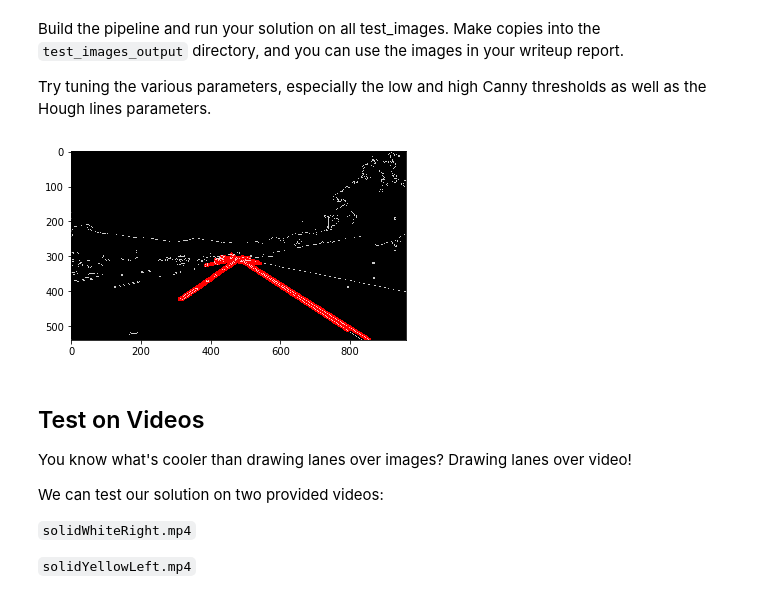
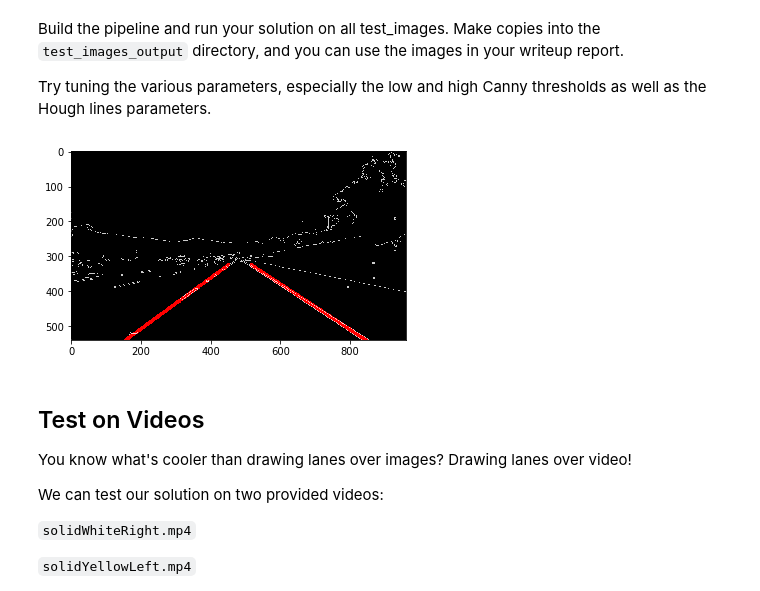
Before and after one commit to delafu/CarND-LaneLines-P1, a Jupyter notebook: P1.ipynb, the cells around one changed output. Cells and saved outputs as stored; diff of their text form; code cells hidden in the pictures.

```diff
--- a/P1.ipynb
+++ b/P1.ipynb
@@ -193,6 +231,8 @@ Build the pipeline and run your solution on all test_images. Make copies into th
 
 Try tuning the various parameters, especially the low and high Canny thresholds as well as the Hough lines parameters.
 # %%
+# TODO: Build your pipeline that will draw lane lines on the test_images
+# then save them to the test_images directory.
 # TODO: Build your pipeline that will draw lane lines on the test_images
 # then save them to the test_images directory.
 list_images=os.listdir("test_images/")
@@ -214,37 +254,40 @@ for i in range(len(list_images)):
 
     # This time we are defining a four sided polygon to mask
     imshape = image.shape
-    vertices = np.array([[(0,imshape[0]),(450, 290), (490, 290), (imshape[1],imshape[0])]], dtype=np.int32)
+    vertices = np.array([[(0,imshape[0]),(450, 325), (490, 325), (imshape[1],imshape[0])]], dtype=np.int32)
     cv2.fillPoly(mask, vertices, ignore_mask_color)
     masked_edges = cv2.bitwise_and(edges, mask)
 
     # Define the Hough transform parameters
     # Make a blank the same size as our image to draw on
     rho = 2 # distance resolution in pixels of the Hough grid
     theta = np.pi/180 # angular resolution in radians of the Hough grid
     threshold = 15     # minimum number of votes (intersections in Hough grid cell)
-    min_line_length = 100 #minimum number of pixels making up a line
-    max_line_gap = 40    # maximum gap in pixels between connectable line segments
+    min_line_length = 15 #minimum number of pixels making up a line
+    max_line_gap = 10    # maximum gap in pixels between connectable line segments
     line_image = np.copy(image)*0 # creating a blank to draw lines on
 
     # Run Hough on edge detected image
     # Output "lines" is an array containing endpoints of detected line segments
     lines = cv2.HoughLinesP(masked_edges, rho, theta, threshold, np.array([]),
                             min_line_length, max_line_gap)
     # Iterate over the output "lines" and draw lines on a blank image
+    if (i==1):
+        lines=avg_lines(lines, imshape[0],325)
     for line in lines:
         for x1,y1,x2,y2 in line:
             cv2.line(line_image,(x1,y1),(x2,y2),(255,0,0),10)
 
     # Create a "color" binary image to combine with line image
     color_edges = np.dstack((edges, edges, edges))
 
     # Draw the lines on the edge image
     lines_edges = cv2.addWeighted(color_edges, 0.8, line_image, 1, 0)
     if (i==1):
         plt.imshow(lines_edges)
+        plt.imsave('prueba.jpg',lines_edges)
 # %% [output]
-[figure, old version]
+[figure, new version]
 # %% [markdown]
 ## Test on Videos
 
```
Also changed, not shown: parts of 1 cell of this notebook.
